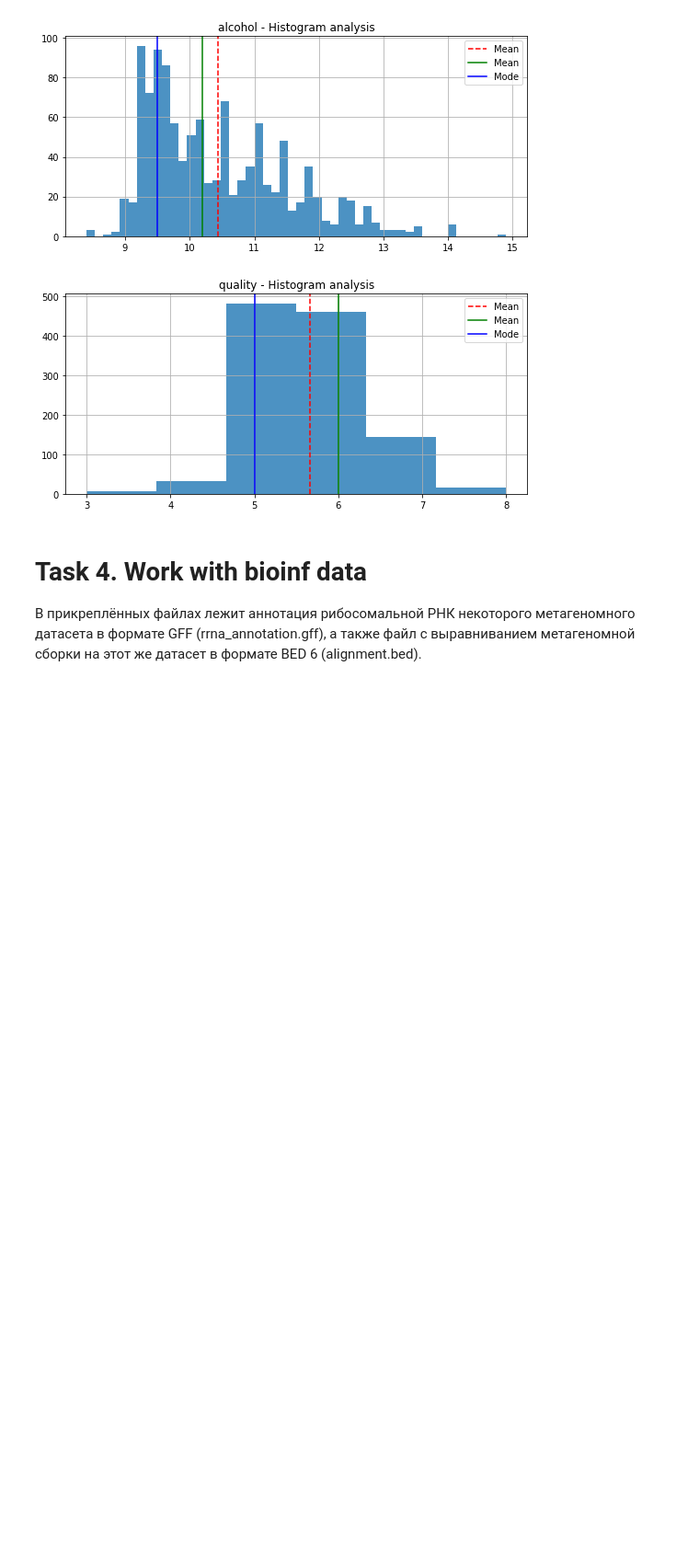
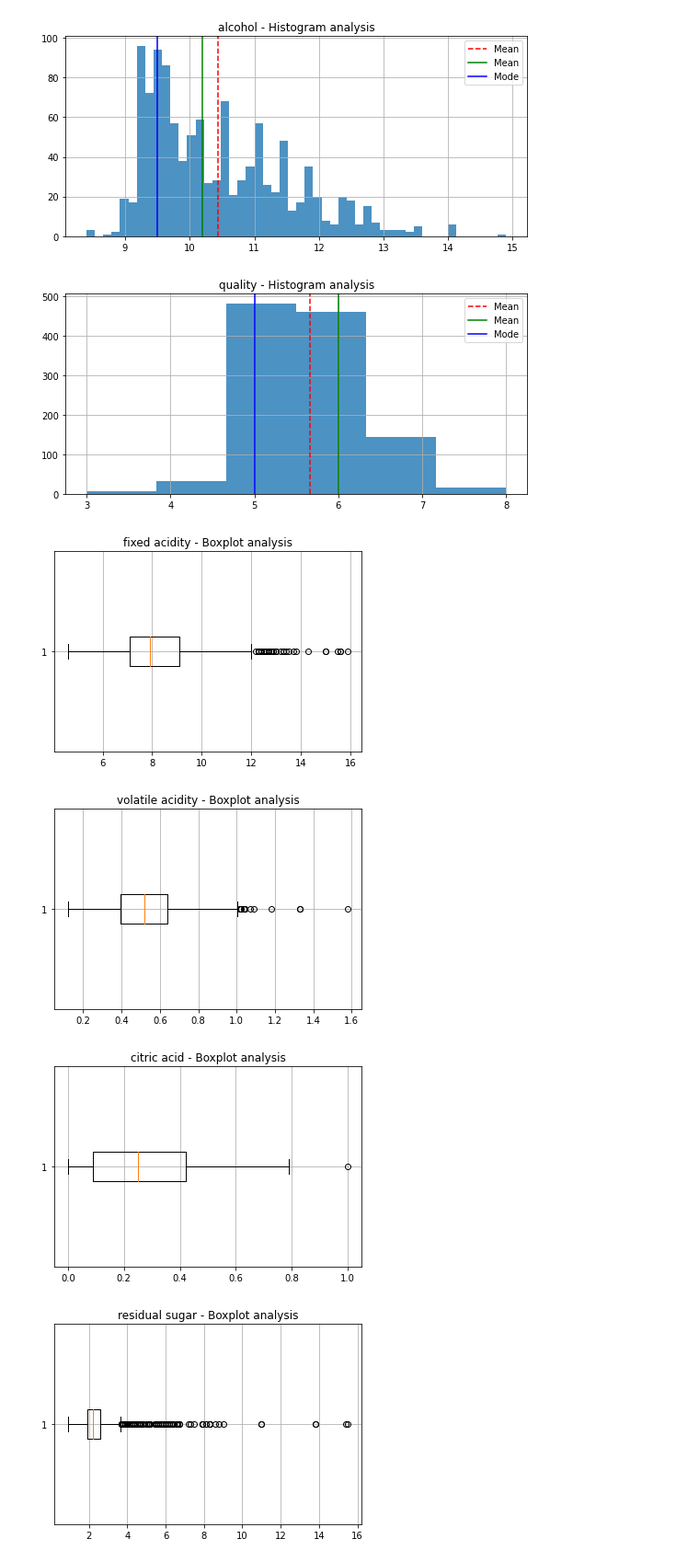
Before and after one commit to Freddsle/BI_2021_Python, a Jupyter notebook: python_homework/pandas_practice/ppractice.ipynb, the cells around one changed output. Shown at 92% size. Drawn from its saved outputs; the diff is of its cells as text; code cells hidden in the pictures; blank space fills up the shorter version.

```diff
--- a/python_homework/pandas_practice/ppractice.ipynb
+++ b/python_homework/pandas_practice/ppractice.ipynb
@@ -192,7 +192,18 @@ for data in vine.columns:
 [figure]
 [figure]
 [figure]
-# %% [markdown]
-# Task 4. Work with bioinf data
-
-В прикреплённых файлах лежит аннотация рибосомальной РНК некоторого метагеномного датасета в формате GFF (rrna_annotation.gff), а также файл с выравниванием метагеномной сборки на этот же датасет в формате BED 6 (alignment.bed).
+# %%
+for data in vine.columns:
+
+    bins = [len(set(vine[data].values)) if len(set(vine[data].values)) < 50 else 50]
+
+    f, ax = plt.subplots(1, 1, figsize=(6, 4))
+    plt.boxplot(vine[data], vert=False)
+
+    plt.grid()
+    plt.title(f"{data} - Boxplot analysis")
+# %% [output]
+[figure, added]
+[figure, added]
+[figure, added]
+[figure, added]
```
Also changed, not shown: parts of 13 cells of this notebook.
